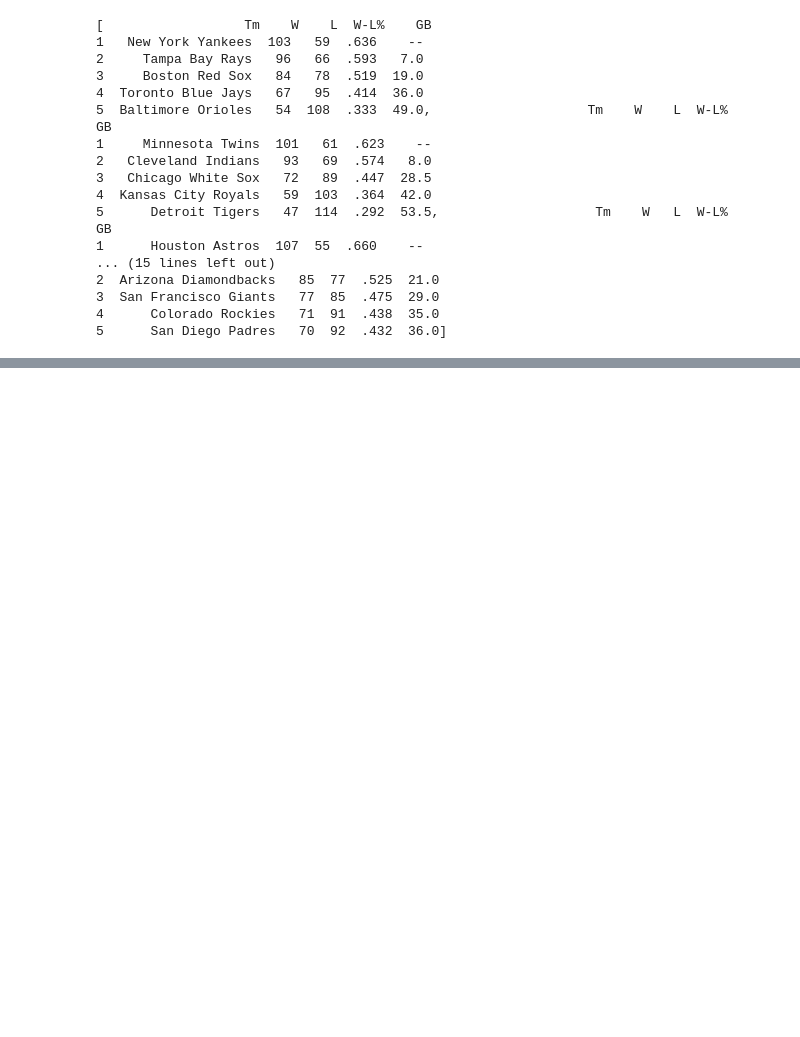
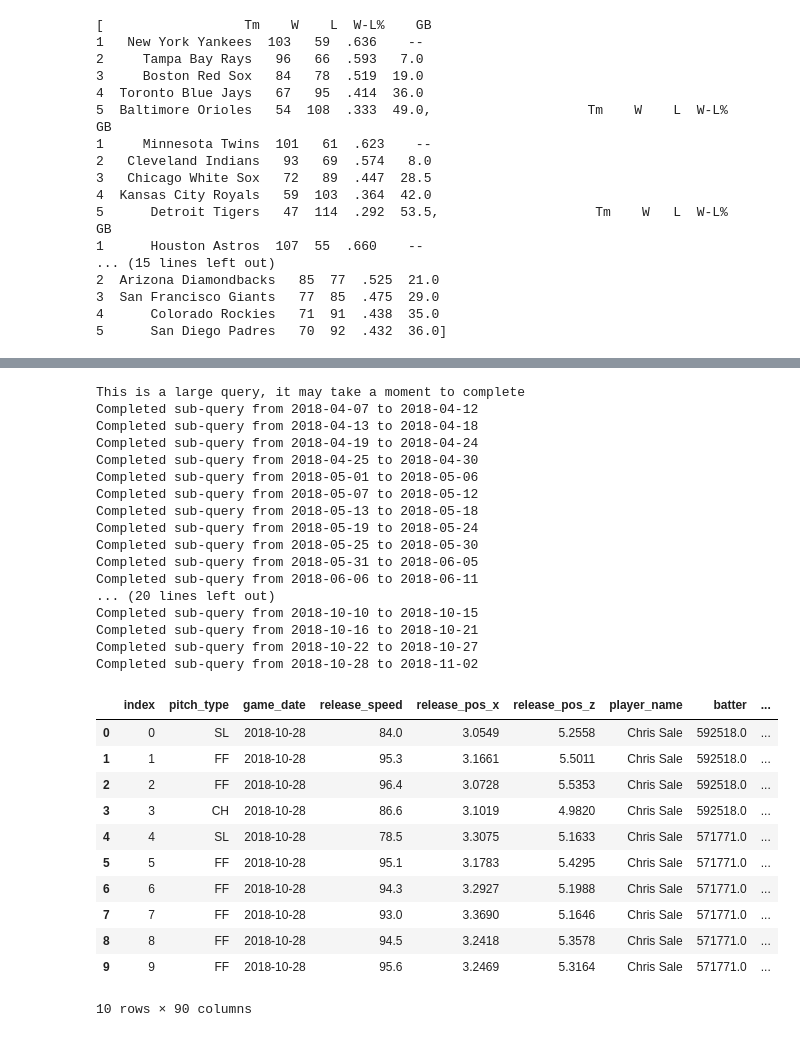
Before and after one commit to Morenju1363/DataMinningProject, a Jupyter notebook: Jorge_Stuff/myWork.ipynb, the cells around one changed output, grey strips where cells are left out. Drawn from its saved outputs; the diff is of its cells as text; code cells hidden in the pictures; blank space fills up the shorter version.

```diff
--- a/Jorge_Stuff/myWork.ipynb
+++ b/Jorge_Stuff/myWork.ipynb
@@ -32,0 +354,32 @@ print (data)
+# %%
+data = statcast(start_dt='2018-04-07', end_dt='2018-11-02')
+# %% [output]
+This is a large query, it may take a moment to complete
+Completed sub-query from 2018-04-07 to 2018-04-12
+Completed sub-query from 2018-04-13 to 2018-04-18
+Completed sub-query from 2018-04-19 to 2018-04-24
+Completed sub-query from 2018-04-25 to 2018-04-30
+Completed sub-query from 2018-05-01 to 2018-05-06
+Completed sub-query from 2018-05-07 to 2018-05-12
+Completed sub-query from 2018-05-13 to 2018-05-18
+Completed sub-query from 2018-05-19 to 2018-05-24
+Completed sub-query from 2018-05-25 to 2018-05-30
+Completed sub-query from 2018-05-31 to 2018-06-05
+Completed sub-query from 2018-06-06 to 2018-06-11
+... (20 lines left out)
+Completed sub-query from 2018-10-10 to 2018-10-15
+Completed sub-query from 2018-10-16 to 2018-10-21
+Completed sub-query from 2018-10-22 to 2018-10-27
+Completed sub-query from 2018-10-28 to 2018-11-02
+|  | index | pitch_type | game_date | release_speed | release_pos_x | release_pos_z | player_name | batter | ... |
+| 0 | 0 | SL | 2018-10-28 | 84.0 | 3.0549 | 5.2558 | Chris Sale | 592518.0 | ... |
+| 1 | 1 | FF | 2018-10-28 | 95.3 | 3.1661 | 5.5011 | Chris Sale | 592518.0 | ... |
+| 2 | 2 | FF | 2018-10-28 | 96.4 | 3.0728 | 5.5353 | Chris Sale | 592518.0 | ... |
+| 3 | 3 | CH | 2018-10-28 | 86.6 | 3.1019 | 4.9820 | Chris Sale | 592518.0 | ... |
+| 4 | 4 | SL | 2018-10-28 | 78.5 | 3.3075 | 5.1633 | Chris Sale | 571771.0 | ... |
+| 5 | 5 | FF | 2018-10-28 | 95.1 | 3.1783 | 5.4295 | Chris Sale | 571771.0 | ... |
+| 6 | 6 | FF | 2018-10-28 | 94.3 | 3.2927 | 5.1988 | Chris Sale | 571771.0 | ... |
+| 7 | 7 | FF | 2018-10-28 | 93.0 | 3.3690 | 5.1646 | Chris Sale | 571771.0 | ... |
+| 8 | 8 | FF | 2018-10-28 | 94.5 | 3.2418 | 5.3578 | Chris Sale | 571771.0 | ... |
+| 9 | 9 | FF | 2018-10-28 | 95.6 | 3.2469 | 5.3164 | Chris Sale | 571771.0 | ... |
+10 rows × 90 columns
```
Also changed, not shown: parts of 36 cells of this notebook, 4 other files.
